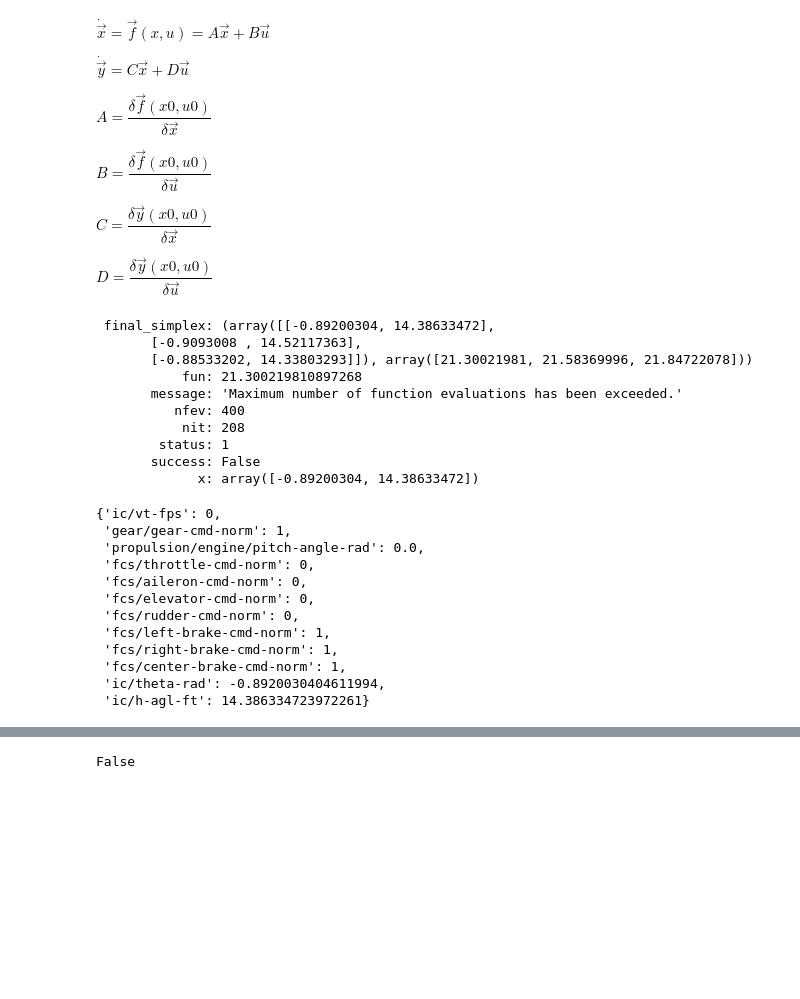
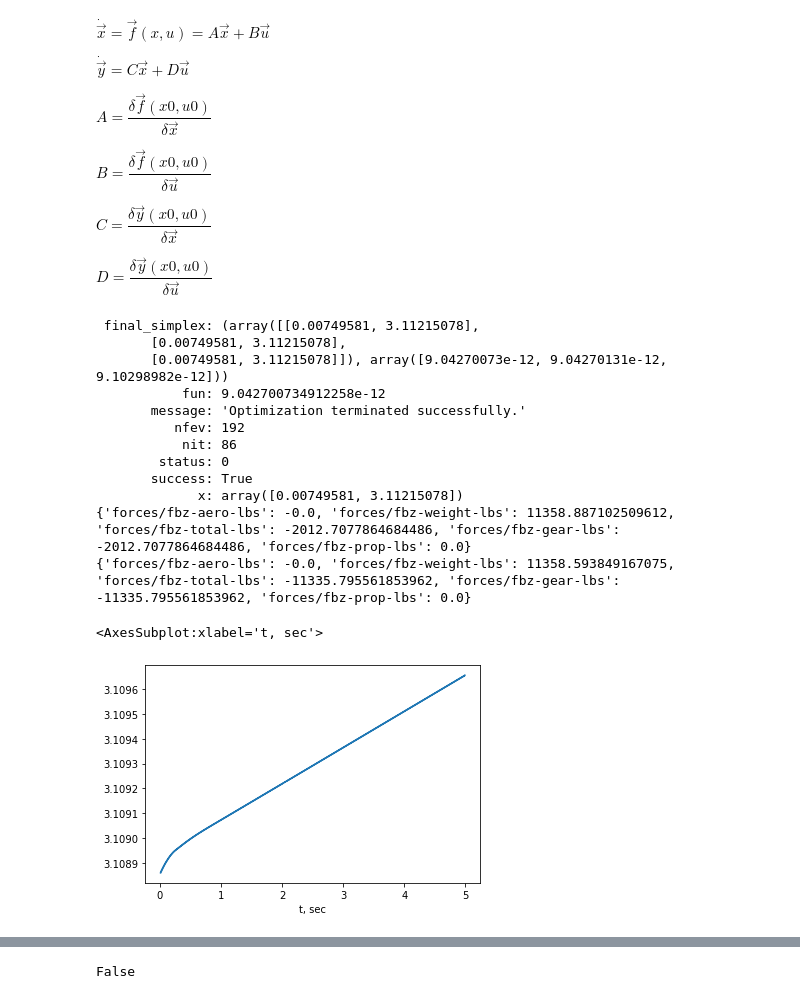
Before and after one commit to smallpondtom/aae451-notebook, a Jupyter notebook: 6-Simulation/Trim.ipynb, the cells around one changed output, grey strips where cells are left out. Saved outputs shown, nothing was run; the diff lists cells and outputs as text; code cells hidden in the pictures; blank space fills up the shorter version.

```diff
--- a/6-Simulation/Trim.ipynb
+++ b/6-Simulation/Trim.ipynb
@@ -38,6 +38,19 @@ $C = \dfrac{\delta \vec{y}(x0, u0)}{\delta \vec{x}}$
 
 $D = \dfrac{\delta \vec{y}(x0, u0)}{\delta \vec{u}}$
 # %%
+ct = 0
+temp = []
+def cost_ground(fdm):
+    # modify cost to also penalize throttle
+    udot = fdm['accelerations/udot-ft_sec2']
+    vdot = fdm['accelerations/vdot-ft_sec2']
+    wdot = fdm['accelerations/wdot-ft_sec2']
+    pdot = fdm['accelerations/pdot-rad_sec2']
+    qdot = fdm['accelerations/qdot-rad_sec2']
+    rdot = fdm['accelerations/rdot-rad_sec2']
+    temp.append(fdm.get_property_catalog('fbz'))
+    return udot**2 + vdot**2 + wdot**2 + pdot**2 + qdot**2 + rdot**2
+
 op_ground, fdm = trim(
     aircraft='F-35B-2',
     ic={
@@ -53,38 +66,39 @@ op_ground, fdm = trim(
         'fcs/center-brake-cmd-norm': 1,
     },
     design_vector=['ic/theta-rad', 'ic/h-agl-ft'],
-    x0=[0, 0],
+    x0=[0, 3.681],
     verbose=True,
     method='Nelder-Mead', # works better with ground interaction
     tol=1e-12,
+    #bounds=[[np.deg2rad(-40), np.deg2rad(40)], [0, 20]],
+    cost=cost_ground,
 )
+
+
 op_ground
+print(temp[0])
+print(temp[-1])
 # %% [output]
- final_simplex: (array([[-0.89200304, 14.38633472],
-       [-0.9093008 , 14.52117363],
-       [-0.88533202, 14.33803293]]), array([21.30021981, 21.58369996, 21.84722078]))
-           fun: 21.300219810897268
-       message: 'Maximum number of function evaluations has been exceeded.'
-          nfev: 400
-           nit: 208
-        status: 1
-       success: False
-             x: array([-0.89200304, 14.38633472])
+ final_simplex: (array([[0.00749581, 3.11215078],
+       [0.00749581, 3.11215078],
+       [0.00749581, 3.11215078]]), array([9.04270073e-12, 9.04270131e-12, 9.10298982e-12]))
+           fun: 9.042700734912258e-12
+       message: 'Optimization terminated successfully.'
+          nfev: 192
+           nit: 86
+        status: 0
+       success: True
+             x: array([0.00749581, 3.11215078])
+{'forces/fbz-aero-lbs': -0.0, 'forces/fbz-weight-lbs': 11358.887102509612, 'forces/fbz-total-lbs': -2012.7077864684486, 'forces/fbz-gear-lbs': -2012.7077864684486, 'forces/fbz-prop-lbs': 0.0}
+{'forces/fbz-aero-lbs': -0.0, 'forces/fbz-weight-lbs': 11358.593849167075, 'forces/fbz-total-lbs': -11335.795561853962, 'forces/fbz-gear-lbs': -11335.795561853962, 'forces/fbz-prop-lbs': 0.0}
-{'ic/vt-fps': 0,
- 'gear/gear-cmd-norm': 1,
- 'propulsion/engine/pitch-angle-rad': 0.0,
- 'fcs/throttle-cmd-norm': 0,
- 'fcs/aileron-cmd-norm': 0,
- 'fcs/elevator-cmd-norm': 0,
- 'fcs/rudder-cmd-norm': 0,
- 'fcs/left-brake-cmd-norm': 1,
- 'fcs/right-brake-cmd-norm': 1,
- 'fcs/center-brake-cmd-norm': 1,
- 'ic/theta-rad': -0.8920030404611994,
- 'ic/h-agl-ft': 14.386334723972261}
 # %%
 log_ground = simulate(
     aircraft='F-35B-2',
     op_0=op_ground,
     tf=5,
     realtime=True)
+# %%
+log_ground['position/h-agl-ft'].plot()
+# %% [output]
+<AxesSubplot:xlabel='t, sec'>
+[figure, added]
```
Also changed, not shown: parts of 6 cells of this notebook, 1 other file.
